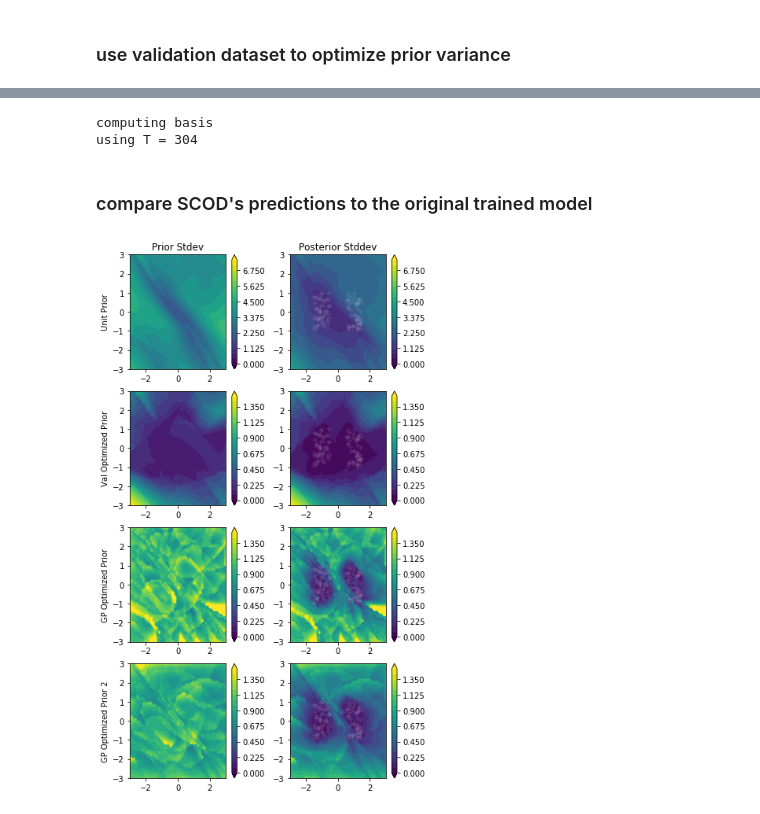
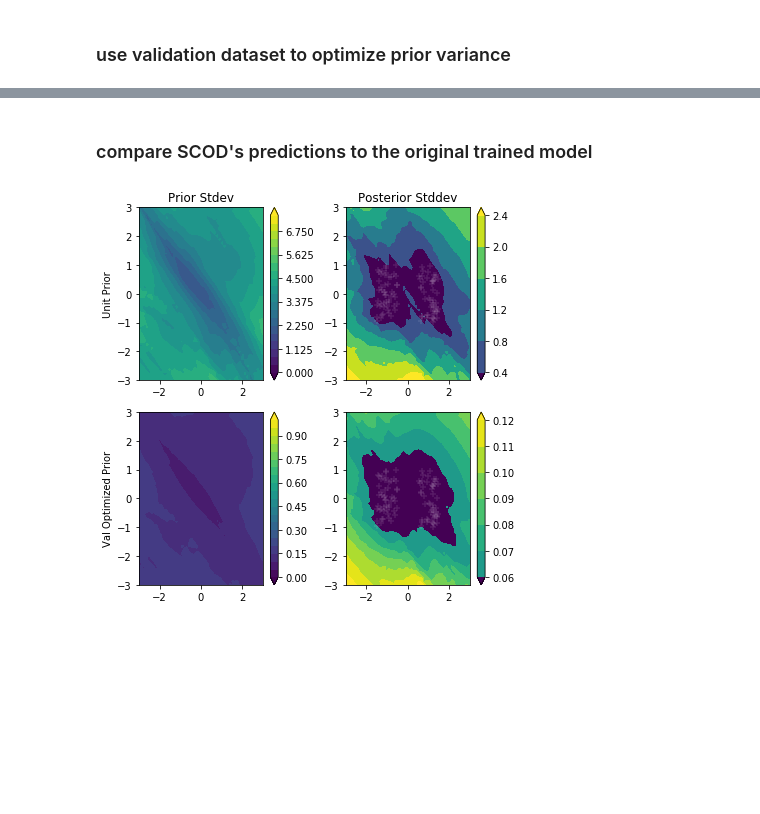
Before and after one commit to StanfordASL/scod-module, a Jupyter notebook: demos/2d_toy_example.ipynb, the cells around one changed output, grey strips where cells are left out. Cells and saved outputs as stored; diff of their text form; code cells hidden in the pictures; blank space fills up the shorter version.

Commit message:
removed experimental stuff from demo scripts, fixed performance when not using GPU

```diff
--- a/demos/2d_toy_example.ipynb
+++ b/demos/2d_toy_example.ipynb
@@ -128,7 +128,6 @@ unc_model = scod.SCOD(model, dist_constructor, args={
     'num_eigs': 50,
     'num_samples': 304,
     'sketch_type': 'srft',
-    'prior_type': 'per_weight',
 })
 # %% [output]
 Weight space dimension: 8.577e+03
@@ -222,8 +153,3 @@ ax2.plot(1./np.array(min_eigs), color='C1', alpha=0.5)
-# %%
-gp_reg_unc_model_2.process_dataset(dataset)
-# %% [output]
-computing basis
-using T = 304
 # %% [markdown]
 ### compare SCOD's predictions to the original trained model
 # %%
@@ -238,16 +164,6 @@ settings = [
         'model': unc_model,
         'prior_scales': None,
     },
-    {
-        'name': 'GP Optimized Prior',
-        'model': gp_reg_unc_model,
-        'prior_scales': None,
-    },
-    {
-        'name': 'GP Optimized Prior 2',
-        'model': gp_reg_unc_model_2,
-        'prior_scales': None,
-    },
 ]
 # %%
 X1,X2 = np.meshgrid( np.linspace(-3.,3.,50), np.linspace(-3.,3.,50) )
@@ -276,26 +192,27 @@ for setting in settings:
     }
     results.append(result)
 # %%
-fig, axes = plt.subplots(len(results), 2, figsize=[6,10])
+fig, axes = plt.subplots(len(results), 2, figsize=[6,6])
 for i, result in enumerate(results):
     max_unc = max(np.round(np.quantile(result['prior_vars'], 0.9) /0.9 )*1.5, 1.)
     levels = np.linspace(0., max_unc, 21)
     m = axes[i,0].contourf(X1,X2,result['prior_vars'], vmin=0., vmax=max_unc, extend='both', levels=levels)
     plt.colorbar(m, ax=axes[i,0])
     m.set_clim([0, m.get_clim()[1]])
-    m = axes[i,1].contourf(X1,X2,result['vars'], vmin=0., vmax=max_unc, extend='both', levels=levels)
+
+    m = axes[i,1].contourf(X1,X2,result['vars'], extend='both')
     plt.colorbar(m, ax=axes[i,1])
     m.set_clim([0, m.get_clim()[1]])
     axes[i,1].scatter(dataset.X[:,0], dataset.X[:,1], marker='+', vmin=-2, vmax=2, color='white', alpha=0.1)
 
     axes[i,0].set_ylabel(result['name'])
 
 axes[0,0].set_title('Prior Stdev')
 axes[0,1].set_title('Posterior Stddev')
 
 plt.tight_layout()
 # %% [output]
-[figure, old version]
+[figure, new version]
 # %%
 fig, axes = plt.subplots(len(settings),1, sharex=True)
 
```
Also changed, not shown: parts of 15 cells of this notebook, 3 other files.
